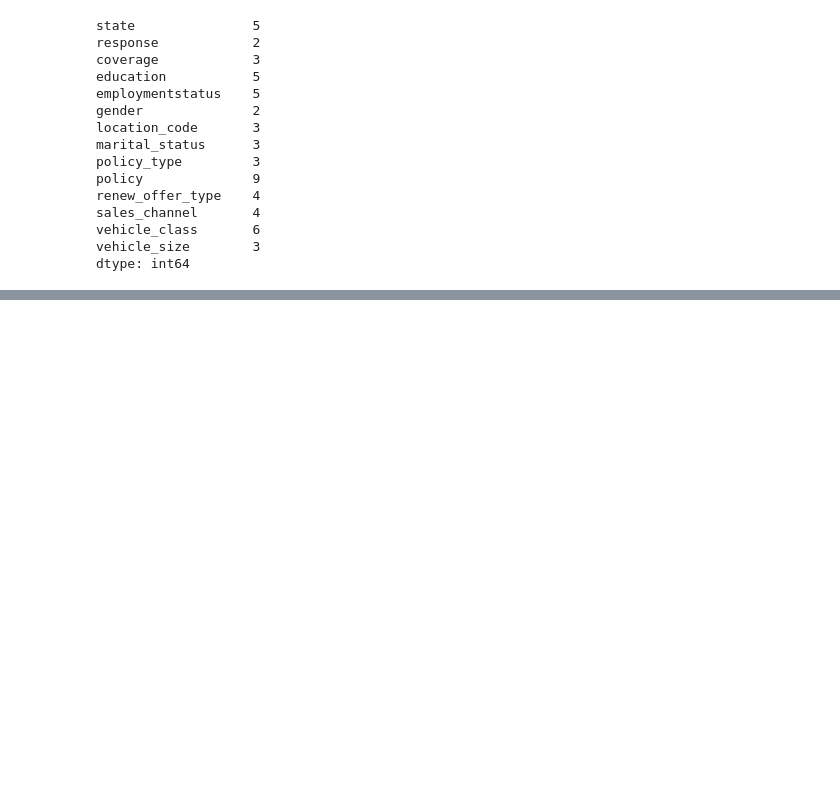
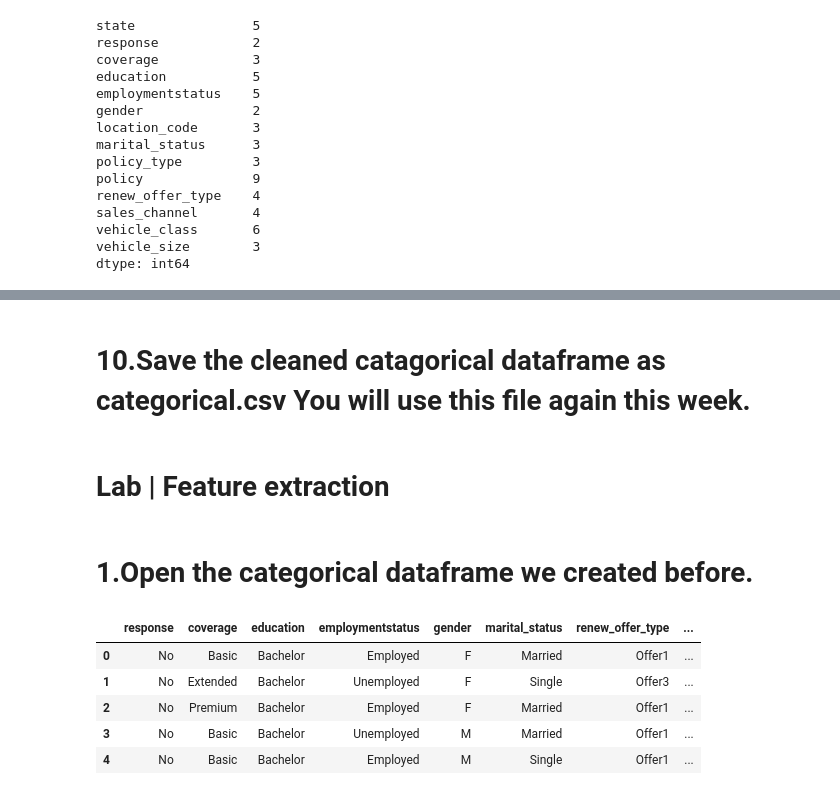
Before and after one commit to anitagashi/Lab-Cleaning-Numerical-Data, a Jupyter notebook: files_for_lab/Cleaning Numerical & Categorical Data .ipynb, the cells around one changed output, grey strips where cells are left out. Cells and saved outputs as stored; diff of their text form; code cells hidden in the pictures; blank space fills up the shorter version.

```diff
--- a/files_for_lab/Cleaning Numerical & Categorical Data .ipynb
+++ b/files_for_lab/Cleaning Numerical & Categorical Data .ipynb
@@ -474,0 +471,2 @@ categorical_df.to_csv('categorical.csv', index=False)
+# %% [markdown]
+# 10.Save the cleaned catagorical dataframe as categorical.csv You will use this file again this week.
@@ -474,0 +475,4 @@ categorical_df.to_csv('categorical.csv', index=False)
+# %% [markdown]
+# Lab | Feature extraction
+# %% [markdown]
+# 1.Open the categorical dataframe we created before.
@@ -474,0 +481,9 @@ categorical_df.to_csv('categorical.csv', index=False)
+# %%
+categorical.head()
+# %% [output]
+|  | response | coverage | education | employmentstatus | gender | marital_status | renew_offer_type | ... |
+| 0 | No | Basic | Bachelor | Employed | F | Married | Offer1 | ... |
+| 1 | No | Extended | Bachelor | Unemployed | F | Single | Offer3 | ... |
+| 2 | No | Premium | Bachelor | Employed | F | Married | Offer1 | ... |
+| 3 | No | Basic | Bachelor | Unemployed | M | Married | Offer1 | ... |
+| 4 | No | Basic | Bachelor | Employed | M | Single | Offer1 | ... |
```
Also changed, not shown: parts of 27 cells of this notebook.
